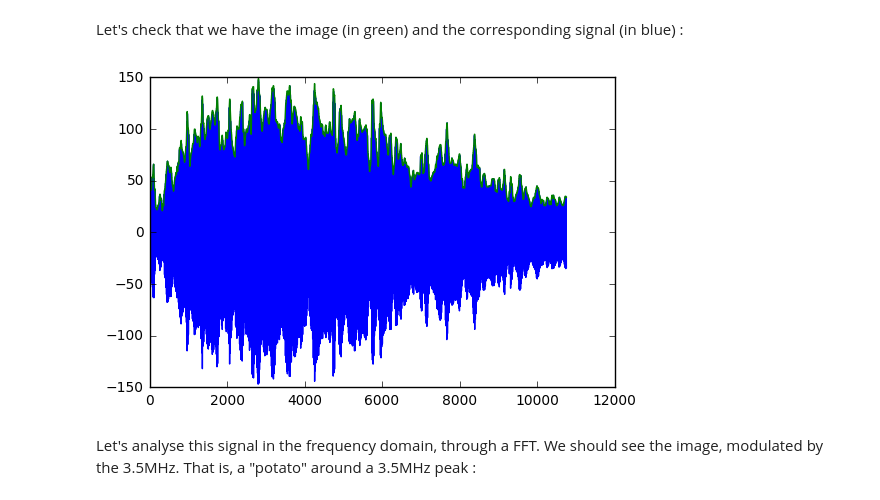
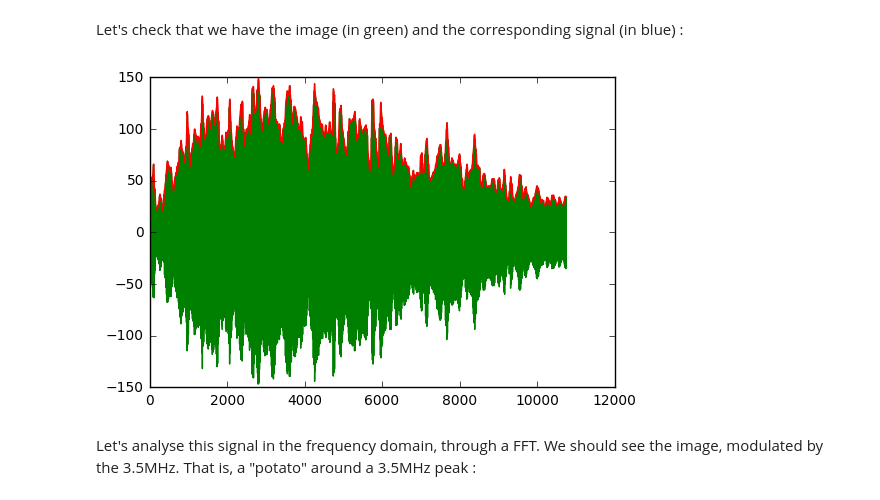
Before and after one commit to echopen/PRJ-medtec_sigproc, a Jupyter notebook: SigProc_101/SigProc-101-pimped.ipynb, the cells around one changed output. Saved outputs shown, nothing was run; the diff lists cells and outputs as text; code cells hidden in the pictures.

```diff
--- a/SigProc_101/SigProc-101-pimped.ipynb
+++ b/SigProc_101/SigProc-101-pimped.ipynb
@@ -107,14 +107,14 @@ Let's check that we have the image (in green) and the corresponding signal (in b
 # %%
 line = np.zeros(shape=(L))
 imageLine = np.zeros(shape=(L))
 for i in range(len(rawSignal)):
     line[i] =  rawSignal[i][10]
     imageLine[i] = BigImg[i][10]
-plt.plot(line)
-plt.plot(imageLine)
+plt.plot(line,"g")
+plt.plot(imageLine,"r")
 plt.show()
 # %% [output]
-[figure, old version]
+[figure, new version]
 # %% [markdown]
 Let's analyse this signal in the frequency domain, through a FFT. We should see the image, modulated by the 3.5MHz. That is, a "potato" around a 3.5MHz peak :
 # %%
```
Also changed, not shown: parts of 11 cells of this notebook, 1 other file.
